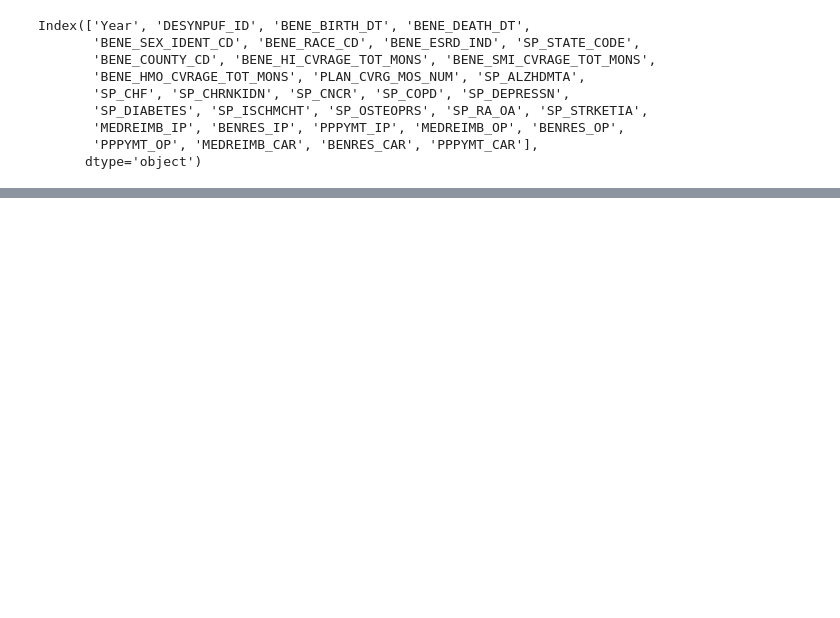
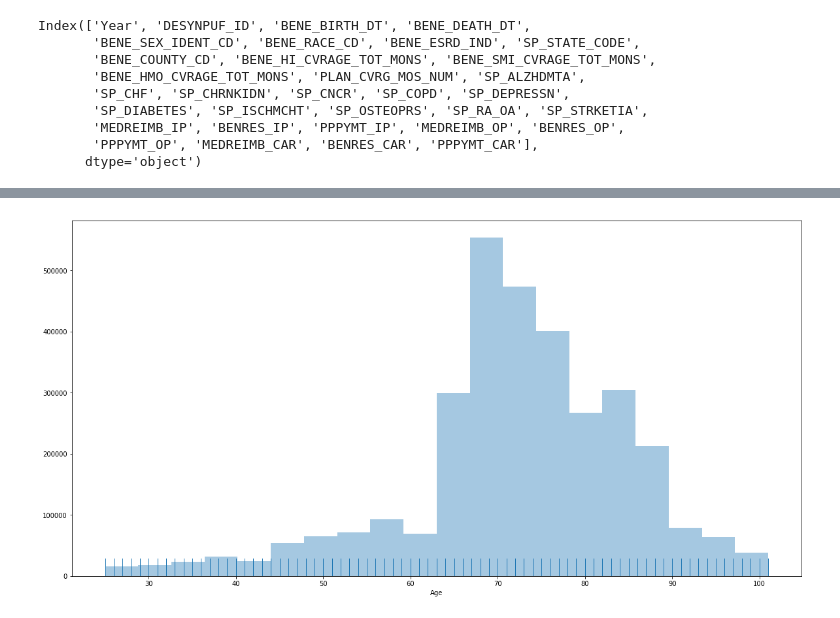
Before and after one commit to barbking/healthcare_analytics_medicare_DESynPUF_dataset, a Jupyter notebook: BarbKing-HW8-SEIS735.ipynb, the cells around one changed output, grey strips where cells are left out. Drawn from its saved outputs; the diff is of its cells as text; code cells hidden in the pictures; blank space fills up the shorter version.

```diff
--- a/BarbKing-HW8-SEIS735.ipynb
+++ b/BarbKing-HW8-SEIS735.ipynb
@@ -117,0 +239,8 @@ agg_df = df_no_duplicates.groupby('DESYNPUF_ID').filter(lambda x: len(x) > 1)
+# %%
+# Age
+x=df_no_dup_records['Age']
+fig, ax = plt.subplots()
+fig.set_size_inches(20, 10)
+sns.distplot(x, bins=20, kde=False, rug=True,ax=ax);
+# %% [output]
+[figure, added]
```
Also changed, not shown: parts of 49 cells of this notebook.
